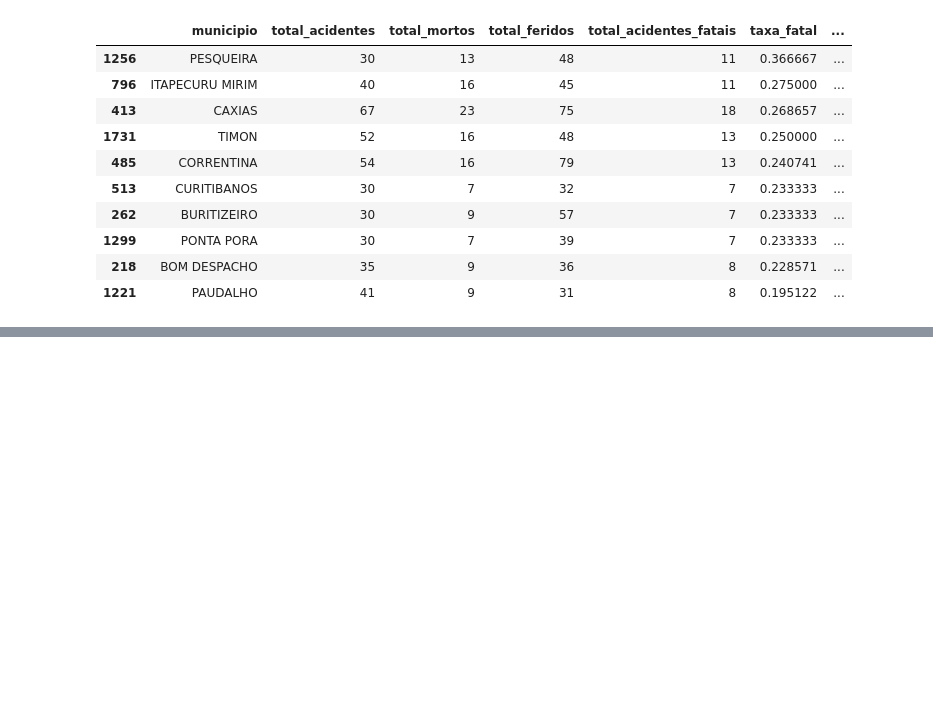
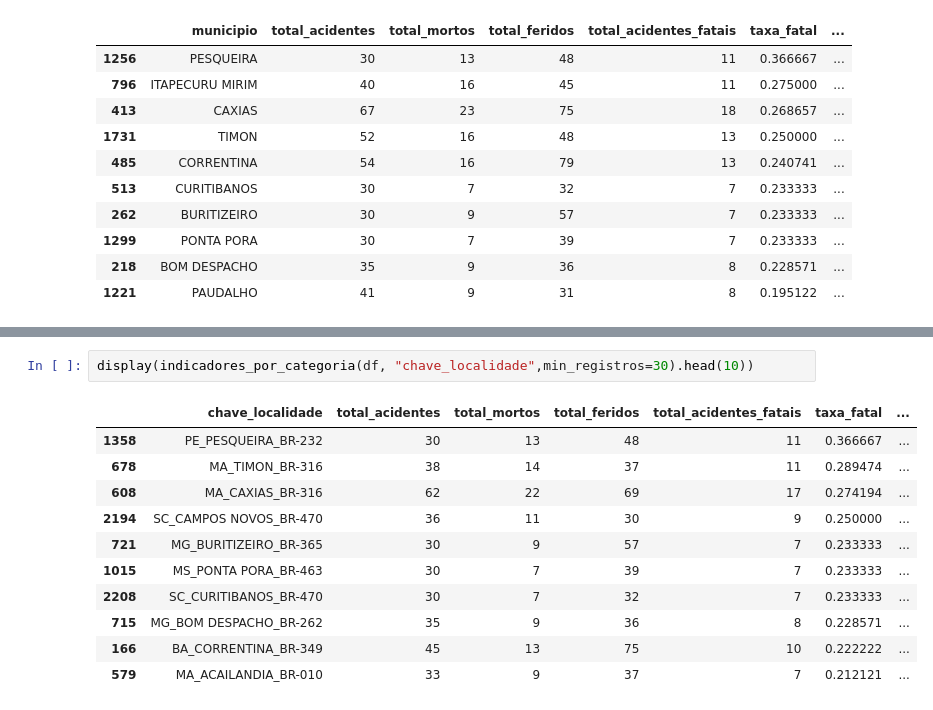
Before and after one commit to Felipe04br/FAP-2026-AnaliseDados, a Jupyter notebook: Projeto_PRF/notebooks/modulo05.ipynb, the cells around one changed output, grey strips where cells are left out. Saved outputs shown, nothing was run; the diff lists cells and outputs as text; blank space fills up the shorter version.

```diff
--- a/Projeto_PRF/notebooks/modulo05.ipynb
+++ b/Projeto_PRF/notebooks/modulo05.ipynb
@@ -180,0 +198,14 @@ display(indicadores_por_categoria(df, "municipio",min_registros=30).head(10))
+# %%
+display(indicadores_por_categoria(df, "chave_localidade",min_registros=30).head(10))
+# %% [output]
+|  | chave_localidade | total_acidentes | total_mortos | total_feridos | total_acidentes_fatais | taxa_fatal | ... |
+| 1358 | PE_PESQUEIRA_BR-232 | 30 | 13 | 48 | 11 | 0.366667 | ... |
+| 678 | MA_TIMON_BR-316 | 38 | 14 | 37 | 11 | 0.289474 | ... |
+| 608 | MA_CAXIAS_BR-316 | 62 | 22 | 69 | 17 | 0.274194 | ... |
+| 2194 | SC_CAMPOS NOVOS_BR-470 | 36 | 11 | 30 | 9 | 0.250000 | ... |
+| 721 | MG_BURITIZEIRO_BR-365 | 30 | 9 | 57 | 7 | 0.233333 | ... |
+| 1015 | MS_PONTA PORA_BR-463 | 30 | 7 | 39 | 7 | 0.233333 | ... |
+| 2208 | SC_CURITIBANOS_BR-470 | 30 | 7 | 32 | 7 | 0.233333 | ... |
+| 715 | MG_BOM DESPACHO_BR-262 | 35 | 9 | 36 | 8 | 0.228571 | ... |
+| 166 | BA_CORRENTINA_BR-349 | 45 | 13 | 75 | 10 | 0.222222 | ... |
+| 579 | MA_ACAILANDIA_BR-010 | 33 | 9 | 37 | 7 | 0.212121 | ... |
```
Also changed, not shown: parts of 18 cells of this notebook, 1 other file.
